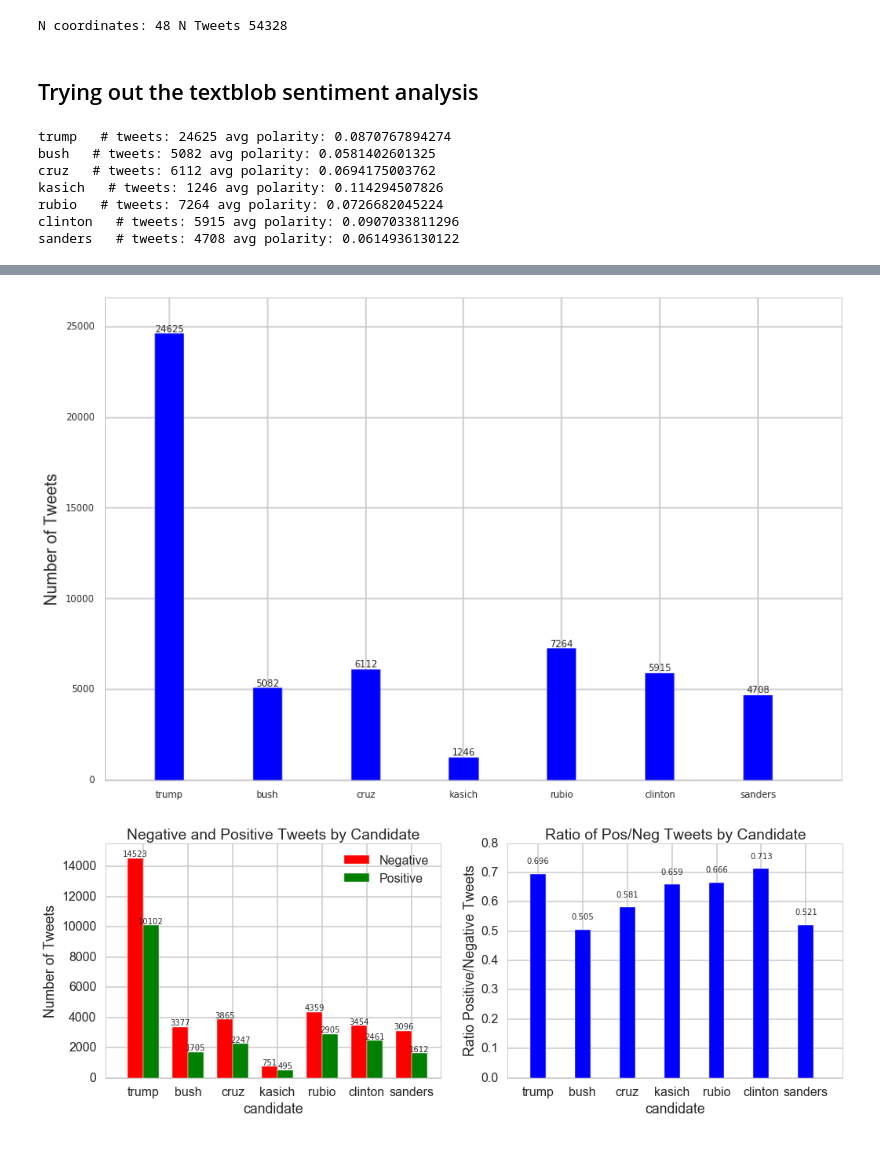
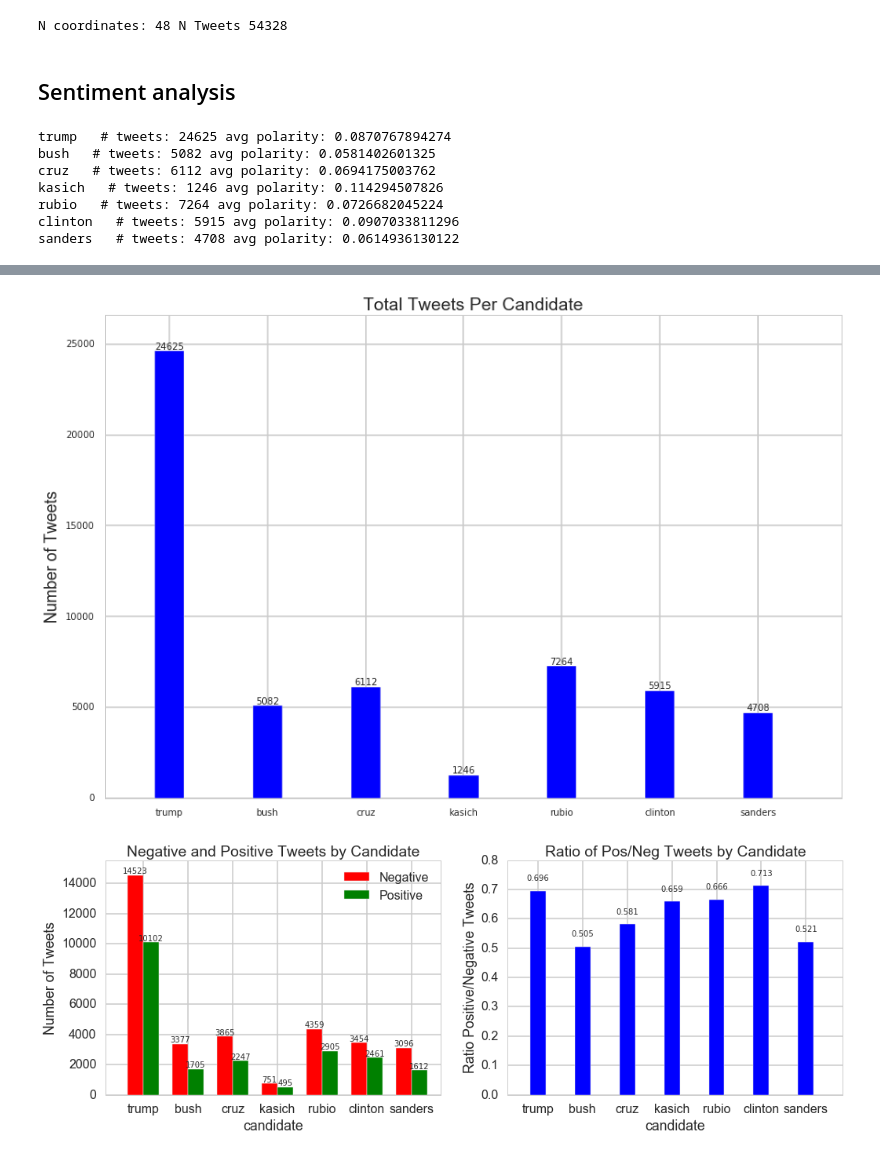
Before and after one commit to HoodPanther/pythoncode, a Jupyter notebook: tweetExplore.ipynb, the cells around one changed output, grey strips where cells are left out. Drawn from its saved outputs; the diff is of its cells as text; code cells hidden in the pictures.

Commit message:
rival analysis

```diff
--- a/tweetExplore.ipynb
+++ b/tweetExplore.ipynb
@@ -51,8 +51,8 @@ coord_tweet_list = fns.extract_tweets_fieldOfInterest(tweet_list,"coordinates")
 print('N coordinates:',len(coord_index_list), 'N Tweets', len(tweet_list))
 # %% [output]
 N coordinates: 48 N Tweets 54328
-# %% [markdown]
-## Trying out the textblob sentiment analysis
+# %% [markdown]
+## Sentiment analysis
 # %%
 from textblob import TextBlob
 
@@ -130,36 +130,35 @@ neg_tweets = []
 avg_pos = []
 avg_neg = []
 for i,val in enumerate(index_store):
     candidate_tweets.append(len(index_store[i]))
     pos_tweets.append(len(store_ind_pos_polarity[i]))
     neg_tweets.append(len(store_ind_neg_polarity[i]))
     avg_pos.append(np.average(store_pos_polarity[i]))
     avg_neg.append(np.average(store_neg_polarity[i]))
 
 fig = plt.gcf()
 matplotlib.rc('xtick',labelsize = 10)
 matplotlib.rc('ytick',labelsize = 10)
 ymax = np.max(candidate_tweets) + 2000
-
+plt.title("Total Tweets Per Candidate")
 plt.xlim([.5,8])
 plt.ylim([0,ymax])
-# matplotlib.rc('ylabel',labelsize = 2b0)
 plt.ylabel('Number of Tweets')
 ind = np.arange(len(candidates))+1
 def autolabelInt(rects):
     """attach labels to bars, integers"""
     for rect in rects:
         height = rect.get_height()
         plt.text(rect.get_x() + rect.get_width()/2., height+.03,
                 '%d' % int(height),
                 ha='center', va='bottom')
 
 width = .3
 rect1 = plt.bar(ind, candidate_tweets, width, color = 'blue')
 plt.xticks(ind + width/2, candidates);
 autolabelInt(rect1);
 # %% [output]
-[figure, old version]
+[figure, new version]
 # %%
 ind = np.arange(len(candidates))  # the x locations for the groups
 width = 0.35       # the width of the bars
```
Also changed, not shown: parts of 10 cells of this notebook.
